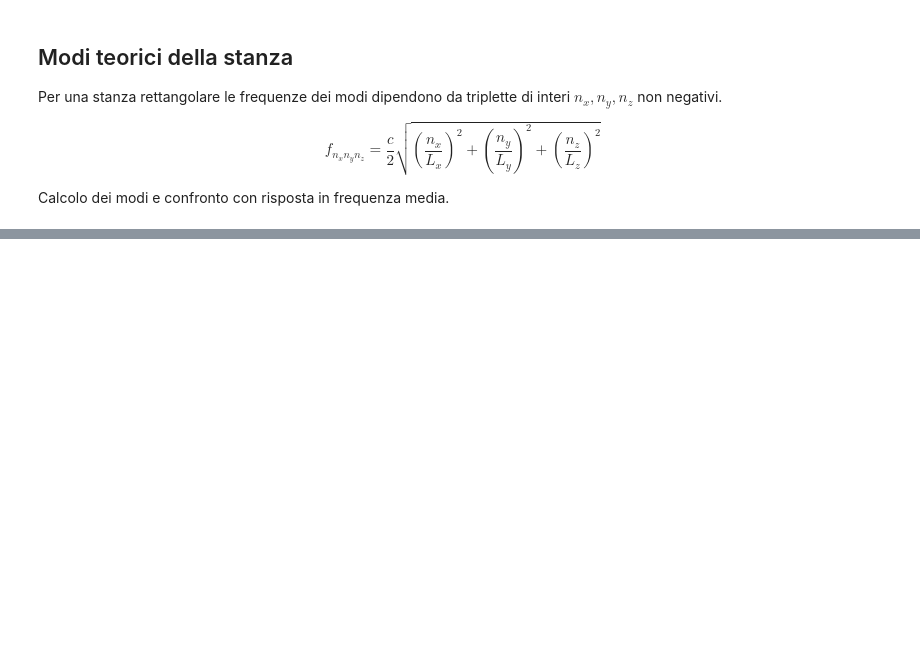
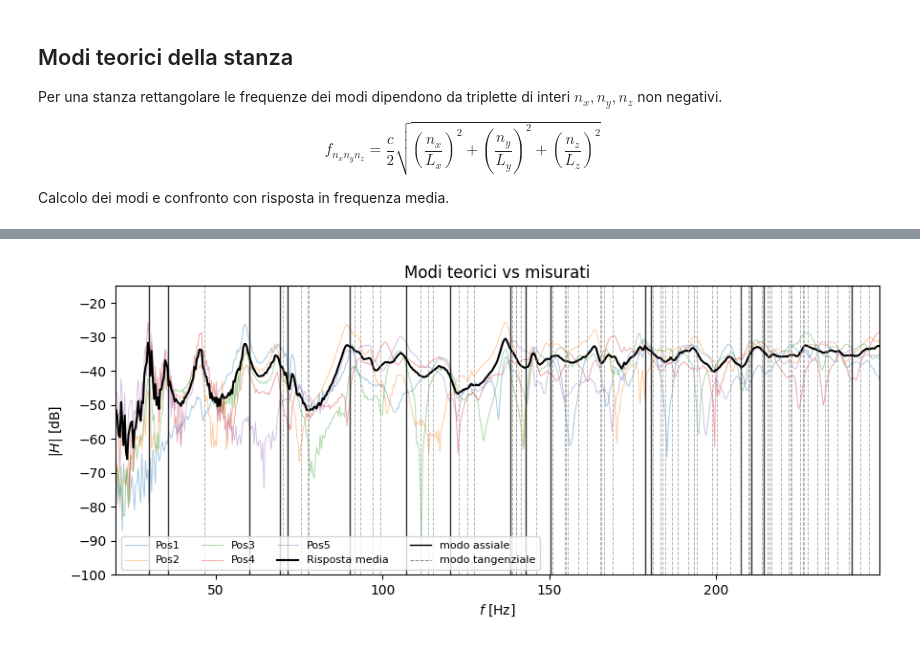
Before and after one commit to matteobernardi/Progetto-Acustica, a Jupyter notebook: notebooks/analisi.ipynb, the cells around one changed output, grey strips where cells are left out. Cells and saved outputs as stored; diff of their text form; code cells hidden in the pictures; blank space fills up the shorter version.

```diff
--- a/notebooks/analisi.ipynb
+++ b/notebooks/analisi.ipynb
@@ -57,6 +59,7 @@ from rew_io import read_mdat
 POSITIONS = [1, 2, 3, 4, 5]
 
 correlations = []
+correlazioni_medie = []
 
 print("Correlazione tra ESS in una stessa posizione.")
 
@@ -72,6 +75,7 @@ for pos in POSITIONS:
 
     # Registro il minimo in quanto peggior caso di correlazione
     correlations.append(np.min(temp))
+    correlazioni_medie.append(np.mean(temp))
 
     print(f"Posizione {pos}: {np.min(temp):.6f}")
 # %% [output]
@@ -92,6 +96,7 @@ from rew_io import read_mdat
 
 POSITIONS = [1, 2, 3, 4, 5]
 
+snr_db = []
 for pos in POSITIONS:
     m = read_mdat(ROOM_DIR / f'Danger_Pos{pos}.mdat')
     mean_ir, fs = m.mean_ir, m.fs
@@ -100,7 +105,11 @@ for pos in POSITIONS:
     noise = mean_ir[:40000] # campioni prima dell'inizio dello sweep
     signal = np.abs(mean_ir).max() # considero il massimo del segnale
     snr = 20*np.log10(signal / np.std(noise))
+    snr_db.append(snr)
     print(f"Posizione {pos}: SNR = {snr:.2f} dB")
+
+np.savetxt(RESULTS_DIR / 'qualita_misure.csv', np.column_stack([POSITIONS, correlazioni_medie, snr_db]),
+           delimiter=',', fmt=['%d', '%.6f', '%.2f'], header='posizione,correlazione_media,snr_db', comments='')
 # %% [output]
 Posizione 1: SNR = 82.14 dB
 Posizione 2: SNR = 78.66 dB
@@ -130,7 +139,7 @@ Il ciclo qui sotto ripete i tre passaggi per ogni posizione microfonica e per og
 # %%
 import numpy as np
 
-from rew_io import ROOM_DIR, DATA_DIR, read_mdat
+from rew_io import ROOM_DIR, RESULTS_DIR, read_mdat
 from integration import BandDecay
 
 POSITIONS = [1, 2, 3, 4, 5]
@@ -139,6 +148,7 @@ BANDS = [63, 125, 250, 500, 1000, 2000, 4000] # centri delle bande d'ottava da n
 DB_TOP, DB_BOT = -5.0, -25.0 # range per il fit
 
 T20 = np.zeros((len(POSITIONS), len(BANDS)))
+T_CROSS = np.zeros((len(POSITIONS), len(BANDS)))    # estremi di Lundeby [s]
 curve = {} # curve di Schroeder, servono per i grafici
 
 for i, pos in enumerate(POSITIONS):
@@ -155,6 +165,7 @@ for i, pos in enumerate(POSITIONS):
         pendenza = np.polyfit(t[sel], curva[sel], 1)[0]
 
         T20[i, k] = -60 / pendenza
+        T_CROSS[i, k] = banda.t_cross
         curve[pos, fc] = (t, curva)
 
 print('T20 [s]')
@@ -164,12 +175,12 @@ for k, fc in enumerate(BANDS):
           + f'{T20[:, k].mean():>8.2f}')
 
 # --- export: e' il punto di partenza delle analisi a valle ---
-CSV_PATH = DATA_DIR / 't20_bande_ottava.csv'
-righe = [(pos, fc, T20[i, k])
+CSV_PATH = RESULTS_DIR / 't20_bande_ottava.csv'
+righe = [(pos, fc, T20[i, k], T_CROSS[i, k])
          for i, pos in enumerate(POSITIONS) for k, fc in enumerate(BANDS)]
 
-np.savetxt(CSV_PATH, righe, delimiter=',', fmt=['%d', '%d', '%.4f'],
-           header='posizione,fc_hz,T20_s', comments='')
+np.savetxt(CSV_PATH, righe, delimiter=',', fmt=['%d', '%d', '%.4f', '%.4f'],
+           header='posizione,fc_hz,T20_s,t_cross_s', comments='')
 print(f'\nScritte {len(righe)} righe in {CSV_PATH}')
 # %% [output]
 T20 [s]
@@ -402,0 +368,48 @@ Primi 30 modi:
+# %%
+import numpy as np
+import pandas as pd
+import matplotlib.pyplot as plt
+
+F_MAX = 249    # Hz, limite della regione modale mostrata
+
+modi = pd.read_csv(RESULTS_DIR / 'modi_teorici.csv')
+modi = modi[(modi.tipo != 'obliquo') & (modi.f_hz <= F_MAX)]
+
+# riepilogo
+print(f'Modi non obliqui sotto {F_MAX} Hz: {len(modi)}')
+for tipo in ['assiale', 'tangenziale']:
+    print(f'  {tipo:<12} {(modi.tipo == tipo).sum()}')
+
+# tabella
+N_TAB = 15 # quanti modi stampare
+print(f'\nPrimi {N_TAB} modi:')
+print(f'{"f [Hz]":>8}   {"(nx, ny, nz)":<14} tipo')
+for f, nx, ny, nz, tipo in modi.head(N_TAB).itertuples(index=False):
+    print(f'{f:>8.1f}   {str((nx, ny, nz)):<14} {tipo}')
+
+fr = pd.read_csv(RESULTS_DIR / 'risposte_in_frequenza.csv')
+
+# plot previsione vs misure
+fig, ax = plt.subplots(figsize=(9, 4))
+for pos in POSITIONS:
+    ax.plot(fr.f_hz, fr[f'Pos{pos}'], lw=0.7, alpha=0.4, label=f'Pos{pos}')
+ax.plot(fr.f_hz, fr.media, color='black', lw=1.5, label='Risposta media')
+
+for f, nx, ny, nz, tipo in modi.itertuples(index=False):
+    if tipo == 'assiale':
+        ax.axvline(f, color='black', lw=1, alpha=0.8)
+    else:
+        ax.axvline(f, color='gray', lw=0.7, alpha=0.6, ls='--')
+
+ax.plot([], [], color='black', lw=1, label='modo assiale')
+ax.plot([], [], color='gray', lw=0.7, ls='--', label='modo tangenziale')
+
+ax.set(xlim=(20, F_MAX), ylim=(-100, -15), xlabel=r'$f$ [Hz]', ylabel=r'$|H|$ [dB]',
+       title='Modi teorici vs misurati')
+ax.legend(loc='lower left', ncol=4, fontsize=8)
+# ax.tick_params(axis='x', labelrotation=45)
+
+plt.tight_layout()
+fig.savefig(FIG_DIR / 'modi_teorici_vs_misura.pdf')
+plt.show()
+# %% [output]
@@ -402,0 +433 @@ Primi 30 modi:
+[figure, added]
```
Also changed, not shown: parts of 14 cells of this notebook, 21 other files.
